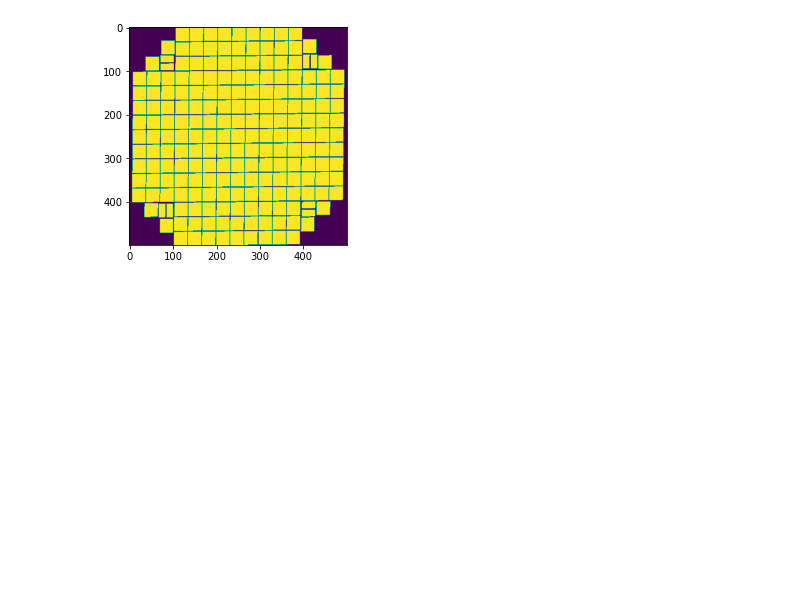
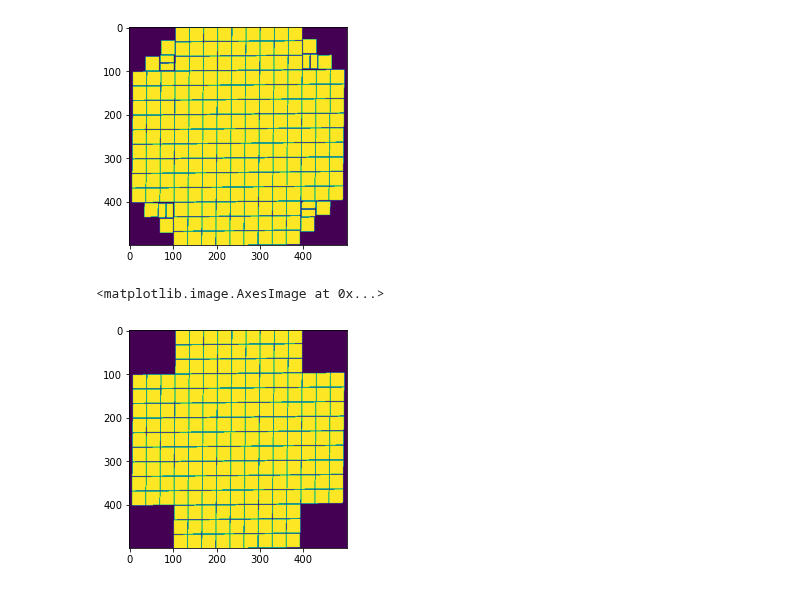
Before and after one commit to yoachim/21_Scratch, a Jupyter notebook: fov_check/check_in_fov.ipynb, the cells around one changed output. Saved outputs shown, nothing was run; the diff lists cells and outputs as text; code cells hidden in the pictures; blank space fills up the shorter version.

Commit message:
remove wavefront sensors

```diff
--- a/fov_check/check_in_fov.ipynb
+++ b/fov_check/check_in_fov.ipynb
@@ -61,4 +81,15 @@ plt.imshow(result)
 # %% [output]
 <matplotlib.image.AxesImage at 0x...>
 [figure]
+# %%
+wavefront_names = [name for name in np.unique(chipNames[np.where(chipNames != None)]) if ('SW' in name)
+                   | ('R44' in name) | ('R00' in name) | ('R04' in name) | ('R40' in name)]
+# %%
+for name in wavefront_names:
+    result[np.where(chipNames == name)] = False
+# %%
+plt.imshow(result)
+# %% [output]
+<matplotlib.image.AxesImage at 0x...>
+[figure, added]
 # %%
```
Also changed, not shown: parts of 3 cells of this notebook.
